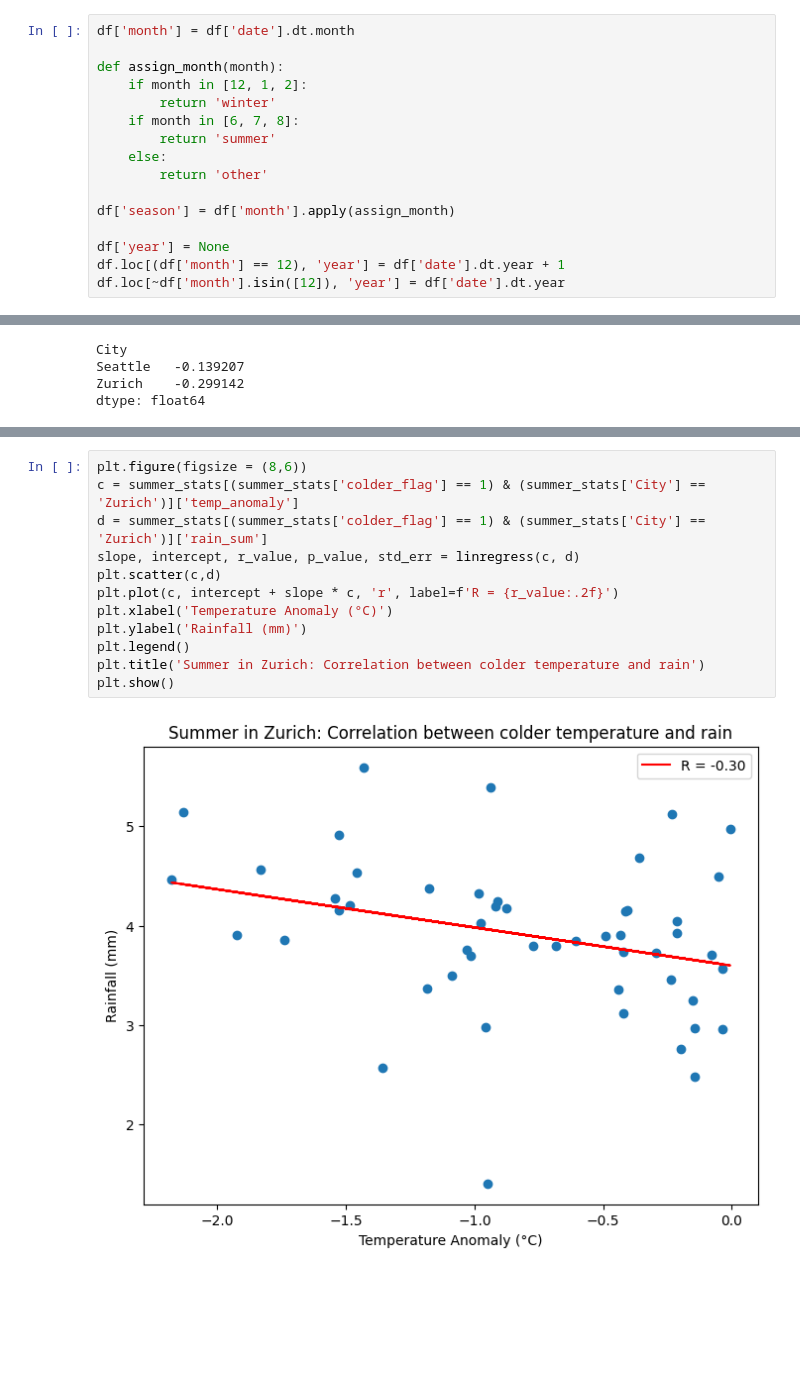
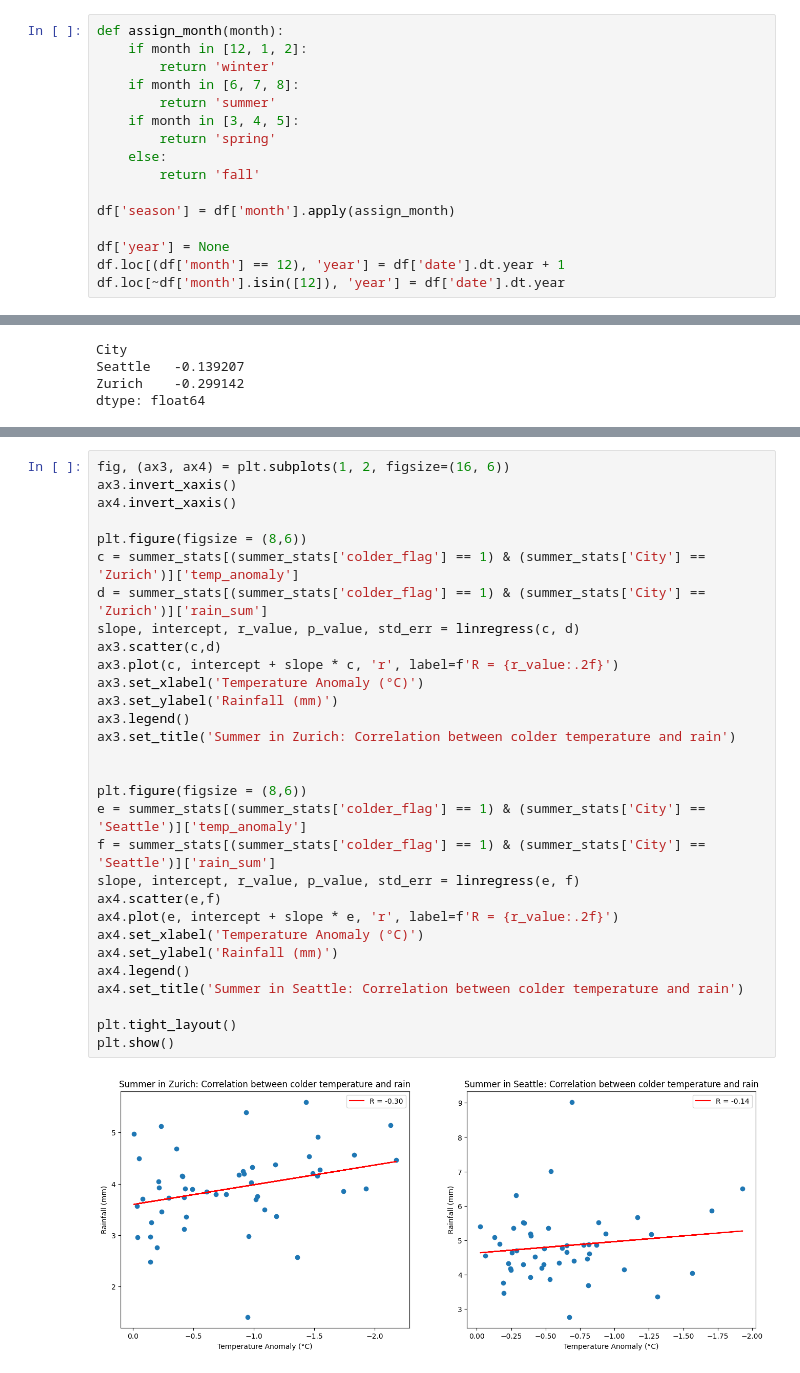
Before and after one commit to Jaffels/CIP_FS25_111, a Jupyter notebook: Nhat.ipynb, the cells around one changed output, grey strips where cells are left out. Cells and saved outputs as stored; diff of their text form; blank space fills up the shorter version.

```diff
--- a/Nhat.ipynb
+++ b/Nhat.ipynb
@@ -31,13 +16,13 @@ memory usage: 9.5+ MB
 # %%
-df['month'] = df['date'].dt.month
-
 def assign_month(month):
     if month in [12, 1, 2]:
         return 'winter'
     if month in [6, 7, 8]:
         return 'summer'
+    if month in [3, 4, 5]:
+        return 'spring'
     else:
-        return 'other'
+        return 'fall'
 
 df['season'] = df['month'].apply(assign_month)
 
@@ -266,14 +177,32 @@ plt.show()
 # %%
+fig, (ax3, ax4) = plt.subplots(1, 2, figsize=(16, 6))
+ax3.invert_xaxis()
+ax4.invert_xaxis()
+
 plt.figure(figsize = (8,6))
 c = summer_stats[(summer_stats['colder_flag'] == 1) & (summer_stats['City'] == 'Zurich')]['temp_anomaly']
 d = summer_stats[(summer_stats['colder_flag'] == 1) & (summer_stats['City'] == 'Zurich')]['rain_sum']
 slope, intercept, r_value, p_value, std_err = linregress(c, d)
-plt.scatter(c,d)
-plt.plot(c, intercept + slope * c, 'r', label=f'R = {r_value:.2f}')
-plt.xlabel('Temperature Anomaly (°C)')
-plt.ylabel('Rainfall (mm)')
-plt.legend()
-plt.title('Summer in Zurich: Correlation between colder temperature and rain')
+ax3.scatter(c,d)
+ax3.plot(c, intercept + slope * c, 'r', label=f'R = {r_value:.2f}')
+ax3.set_xlabel('Temperature Anomaly (°C)')
+ax3.set_ylabel('Rainfall (mm)')
+ax3.legend()
+ax3.set_title('Summer in Zurich: Correlation between colder temperature and rain')
+
+
+plt.figure(figsize = (8,6))
+e = summer_stats[(summer_stats['colder_flag'] == 1) & (summer_stats['City'] == 'Seattle')]['temp_anomaly']
+f = summer_stats[(summer_stats['colder_flag'] == 1) & (summer_stats['City'] == 'Seattle')]['rain_sum']
+slope, intercept, r_value, p_value, std_err = linregress(e, f)
+ax4.scatter(e,f)
+ax4.plot(e, intercept + slope * e, 'r', label=f'R = {r_value:.2f}')
+ax4.set_xlabel('Temperature Anomaly (°C)')
+ax4.set_ylabel('Rainfall (mm)')
+ax4.legend()
+ax4.set_title('Summer in Seattle: Correlation between colder temperature and rain')
+
+plt.tight_layout()
 plt.show()
 # %% [output]
-[figure, old version]
+[figure, new version]
```
Also changed, not shown: parts of 23 cells of this notebook.
